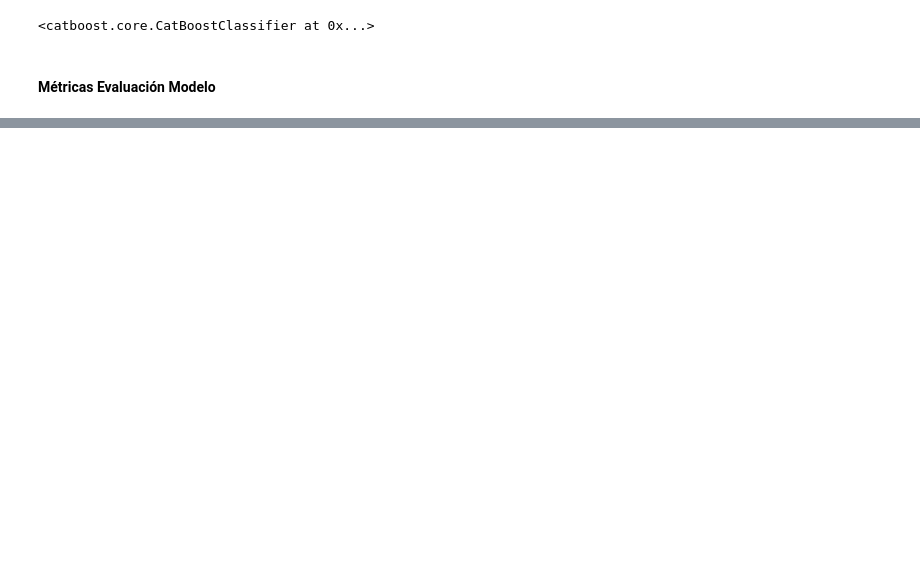
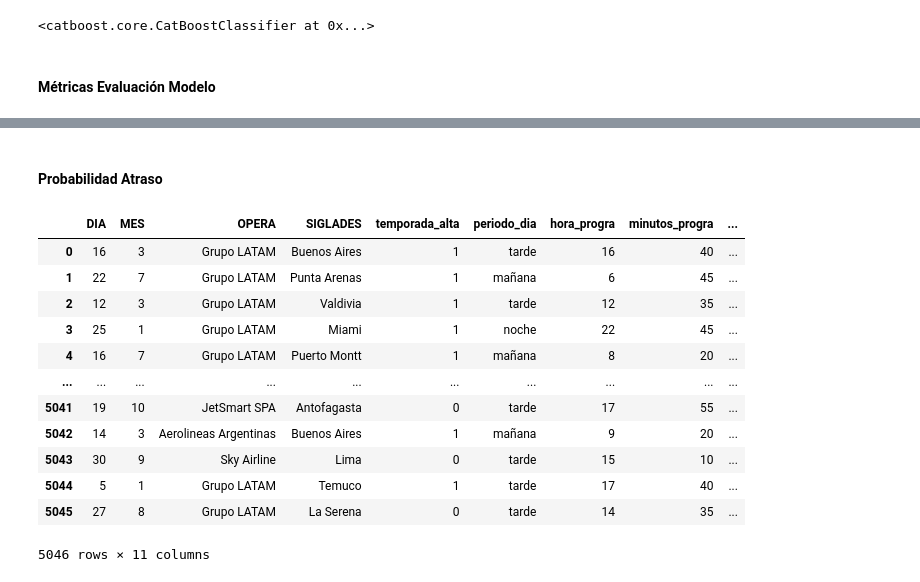
Before and after one commit to samuelsoc/Data-Scientist-Challenge, a Jupyter notebook: solution.ipynb, the cells around one changed output, grey strips where cells are left out. Saved outputs shown, nothing was run; the diff lists cells and outputs as text; code cells hidden in the pictures; blank space fills up the shorter version.

```diff
--- a/solution.ipynb
+++ b/solution.ipynb
@@ -673,0 +606,2 @@ fi_df
+# %% [markdown]
+#### Probabilidad Atraso
@@ -673,0 +614,30 @@ fi_df
+# %%
+# lista con valores originales de las clases
+clase_orig = list(y_test.atraso_15)
+# lista con valores de clases predichas
+clase_pred = list(y_pred)
+# %%
+# crear df con el resultado del testeo
+result = pd.DataFrame({'clase_original':clase_orig, 'clase_pred':clase_pred, 'proba_atraso':proba_atraso})
+# %%
+# dataframe con info de los vuelos y su probabilidad de atraso
+df_final = pd.concat([x_test.reset_index(),result],axis=1)
+# %%
+# probabilidad de atraso apra cada vuelo de los datos de testeo
+df_final.drop('index', axis=1, inplace=True)
+# %%
+df_final
+# %% [output]
+|  | DIA | MES | OPERA | SIGLADES | temporada_alta | periodo_dia | hora_progra | minutos_progra | ... |
+| 0 | 16 | 3 | Grupo LATAM | Buenos Aires | 1 | tarde | 16 | 40 | ... |
+| 1 | 22 | 7 | Grupo LATAM | Punta Arenas | 1 | mañana | 6 | 45 | ... |
+| 2 | 12 | 3 | Grupo LATAM | Valdivia | 1 | tarde | 12 | 35 | ... |
+| 3 | 25 | 1 | Grupo LATAM | Miami | 1 | noche | 22 | 45 | ... |
+| 4 | 16 | 7 | Grupo LATAM | Puerto Montt | 1 | mañana | 8 | 20 | ... |
+| ... | ... | ... | ... | ... | ... | ... | ... | ... | ... |
+| 5041 | 19 | 10 | JetSmart SPA | Antofagasta | 0 | tarde | 17 | 55 | ... |
+| 5042 | 14 | 3 | Aerolineas Argentinas | Buenos Aires | 1 | mañana | 9 | 20 | ... |
+| 5043 | 30 | 9 | Sky Airline | Lima | 0 | tarde | 15 | 10 | ... |
+| 5044 | 5 | 1 | Grupo LATAM | Temuco | 1 | tarde | 17 | 40 | ... |
+| 5045 | 27 | 8 | Grupo LATAM | La Serena | 0 | tarde | 14 | 35 | ... |
+5046 rows × 11 columns
```
Also changed, not shown: parts of 32 cells of this notebook.
